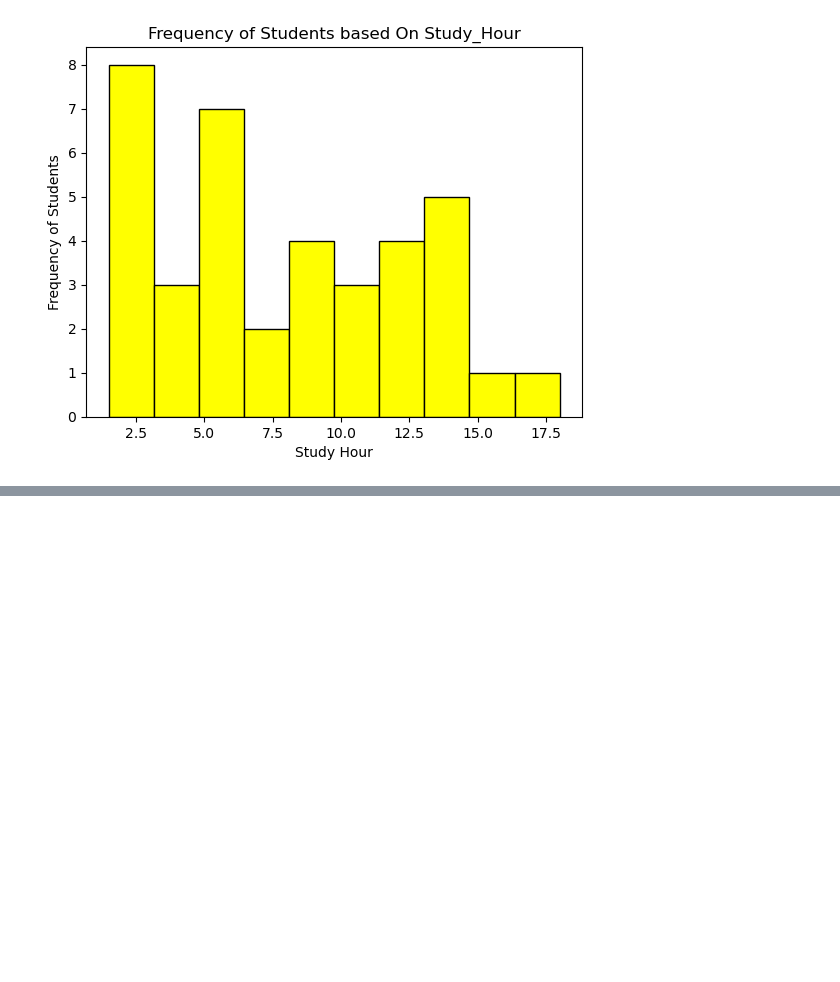
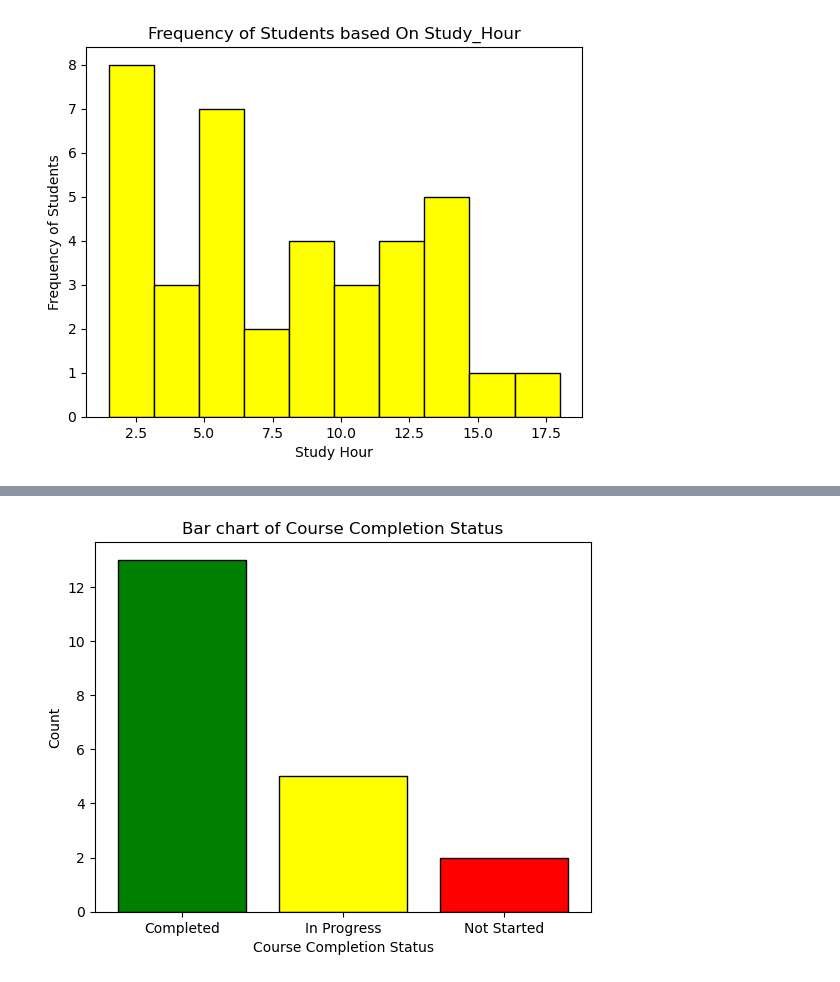
Before and after one commit to Dev-Maidul/Matplotlib, a Jupyter notebook: matplotlib.ipynb, the cells around one changed output, grey strips where cells are left out. Drawn from its saved outputs; the diff is of its cells as text; code cells hidden in the pictures; blank space fills up the shorter version.

```diff
--- a/matplotlib.ipynb
+++ b/matplotlib.ipynb
@@ -167,0 +200,13 @@ plt.hist(students['Study_Hour'],color='yellow',edgecolor='black',bins=10)
+# %%
+#  Bar chart on real data
+df=pd.read_csv('student_data.csv')
+status=df.groupby('CompletionStatus').size()
+plt.xlabel("Course Completion Status")
+plt.ylabel("Count")
+plt.title("Bar chart of Course Completion Status")
+plt.bar(status.index,status.values,color=['green','yellow','red'],edgecolor='black')
+
+# plt.grid()
+plt.show()
+# %% [output]
+[figure, added]
```
Also changed, not shown: parts of 5 cells of this notebook, 1 other file.
